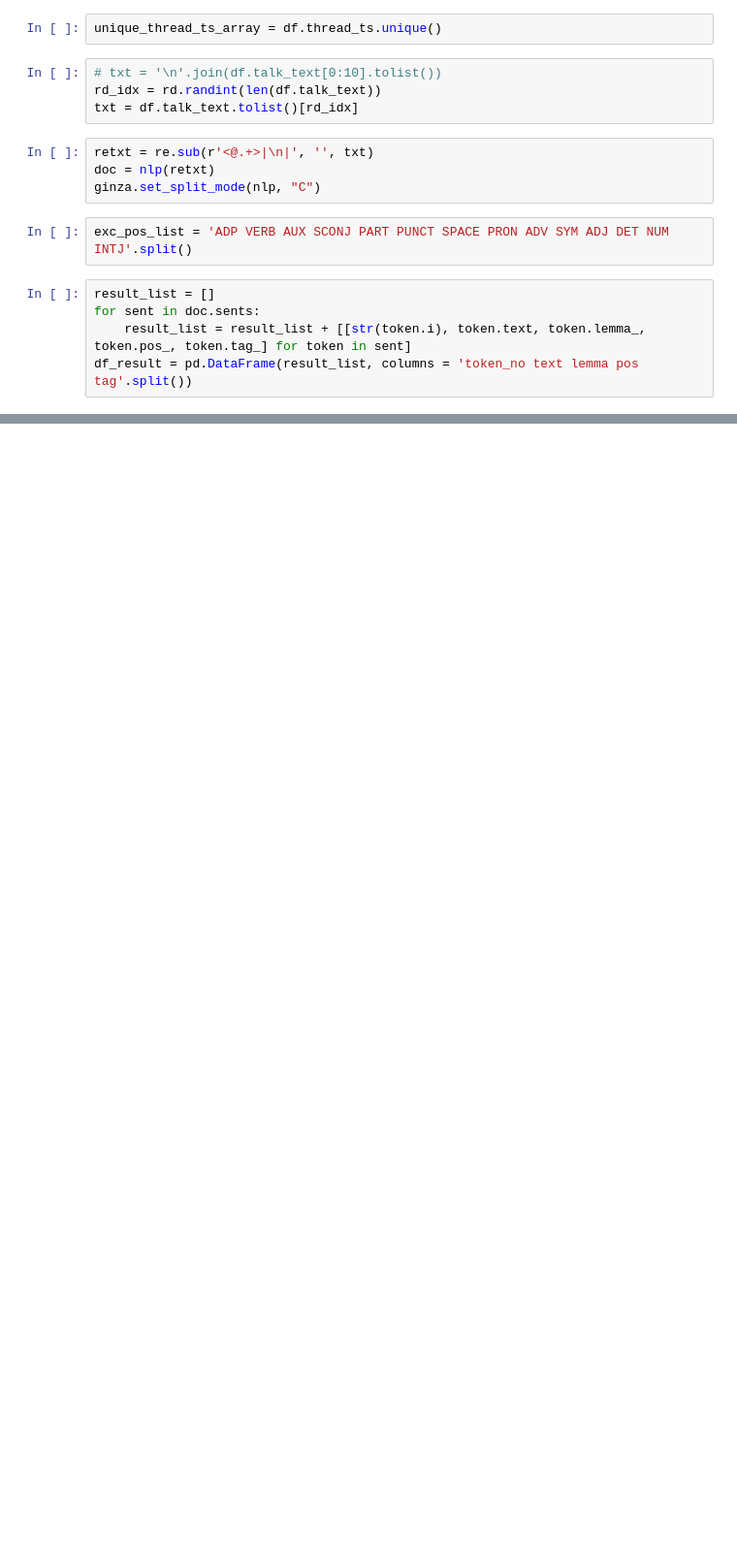
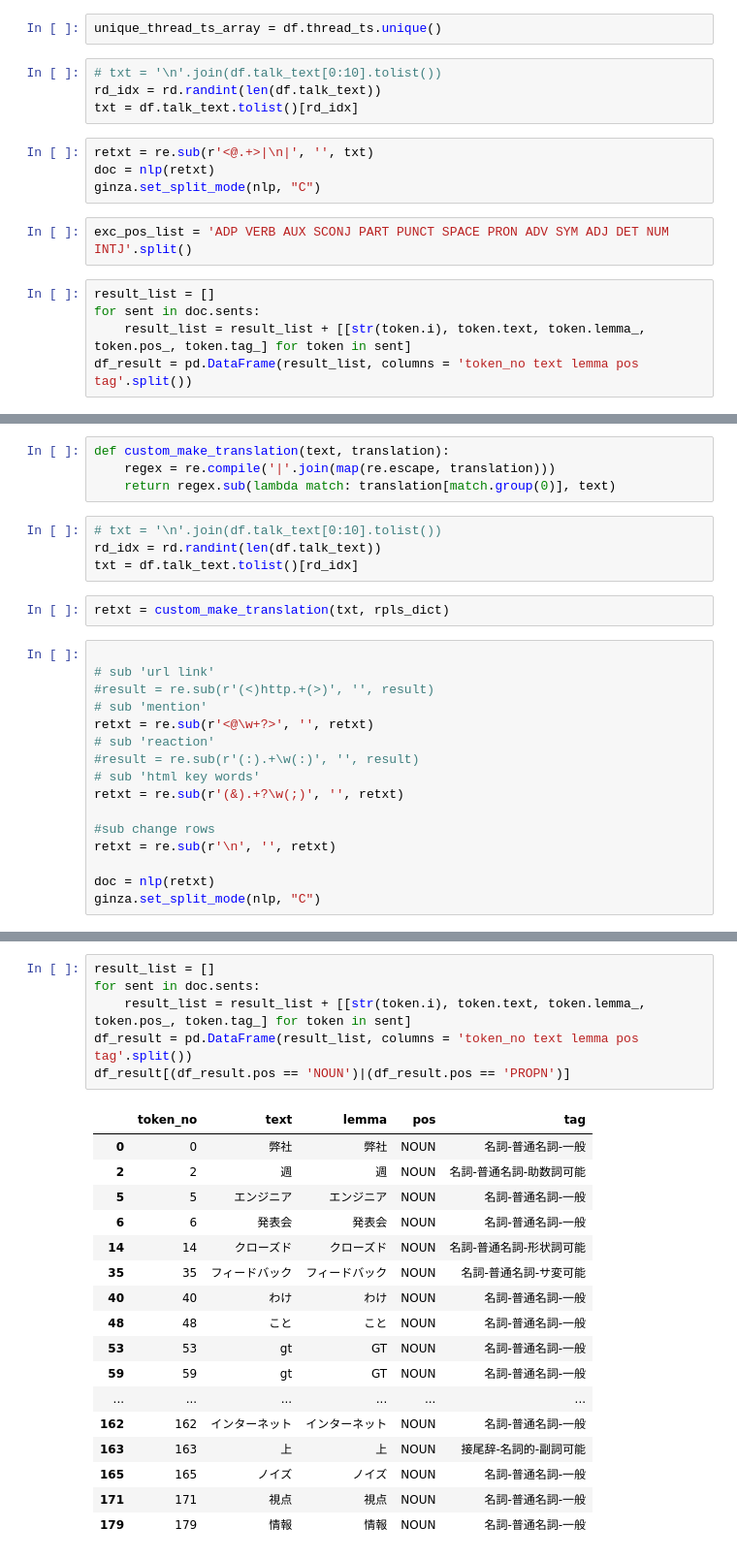
Before and after one commit to data-learning-guild/semantic-mediawiki-page-creation, a Jupyter notebook: nlp-notebooks/ginza-test.ipynb, the cells around one changed output, grey strips where cells are left out. Shown: that part at 97% size. Drawn from its saved outputs; the diff is of its cells as text; blank space fills up the shorter version.

```diff
--- a/nlp-notebooks/ginza-test.ipynb
+++ b/nlp-notebooks/ginza-test.ipynb
@@ -157,0 +179,26 @@ displacy.render(doc, style="ent", options=options, jupyter=True)
+# %%
+def custom_make_translation(text, translation):
+    regex = re.compile('|'.join(map(re.escape, translation)))
+    return regex.sub(lambda match: translation[match.group(0)], text)
+# %%
+# txt = '\n'.join(df.talk_text[0:10].tolist())
+rd_idx = rd.randint(len(df.talk_text))
+txt = df.talk_text.tolist()[rd_idx]
+# %%
+retxt = custom_make_translation(txt, rpls_dict)
+# %%
+
+# sub 'url link'
+#result = re.sub(r'(<)http.+(>)', '', result)
+# sub 'mention'
+retxt = re.sub(r'<@\w+?>', '', retxt)
+# sub 'reaction'
+#result = re.sub(r'(:).+\w(:)', '', result)
+# sub 'html key words'
+retxt = re.sub(r'(&).+?\w(;)', '', retxt)
+
+#sub change rows
+retxt = re.sub(r'\n', '', retxt)
+
+doc = nlp(retxt)
+ginza.set_split_mode(nlp, "C")
@@ -157,0 +220,24 @@ displacy.render(doc, style="ent", options=options, jupyter=True)
+# %%
+result_list = []
+for sent in doc.sents:
+    result_list = result_list + [[str(token.i), token.text, token.lemma_, token.pos_, token.tag_] for token in sent]
+df_result = pd.DataFrame(result_list, columns = 'token_no text lemma pos tag'.split())
+df_result[(df_result.pos == 'NOUN')|(df_result.pos == 'PROPN')]
+# %% [output]
+|  | token_no | text | lemma | pos | tag |
+| 0 | 0 | 弊社 | 弊社 | NOUN | 名詞-普通名詞-一般 |
+| 2 | 2 | 週 | 週 | NOUN | 名詞-普通名詞-助数詞可能 |
+| 5 | 5 | エンジニア | エンジニア | NOUN | 名詞-普通名詞-一般 |
+| 6 | 6 | 発表会 | 発表会 | NOUN | 名詞-普通名詞-一般 |
+| 14 | 14 | クローズド | クローズド | NOUN | 名詞-普通名詞-形状詞可能 |
+| 35 | 35 | フィードバック | フィードバック | NOUN | 名詞-普通名詞-サ変可能 |
+| 40 | 40 | わけ | わけ | NOUN | 名詞-普通名詞-一般 |
+| 48 | 48 | こと | こと | NOUN | 名詞-普通名詞-一般 |
+| 53 | 53 | gt | GT | NOUN | 名詞-普通名詞-一般 |
+| 59 | 59 | gt | GT | NOUN | 名詞-普通名詞-一般 |
+| ... | ... | ... | ... | ... | ... |
+| 162 | 162 | インターネット | インターネット | NOUN | 名詞-普通名詞-一般 |
+| 163 | 163 | 上 | 上 | NOUN | 接尾辞-名詞的-副詞可能 |
+| 165 | 165 | ノイズ | ノイズ | NOUN | 名詞-普通名詞-一般 |
+| 171 | 171 | 視点 | 視点 | NOUN | 名詞-普通名詞-一般 |
+| 179 | 179 | 情報 | 情報 | NOUN | 名詞-普通名詞-一般 |
```
Also changed, not shown: parts of 19 cells of this notebook, 1 other file.
